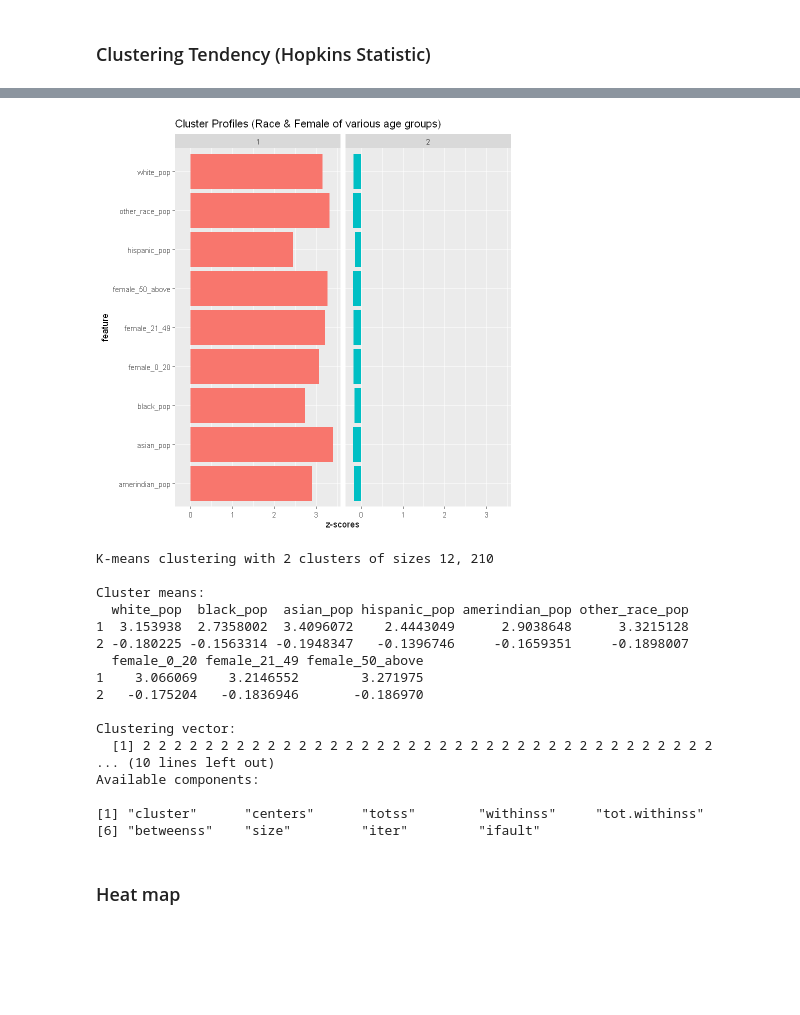
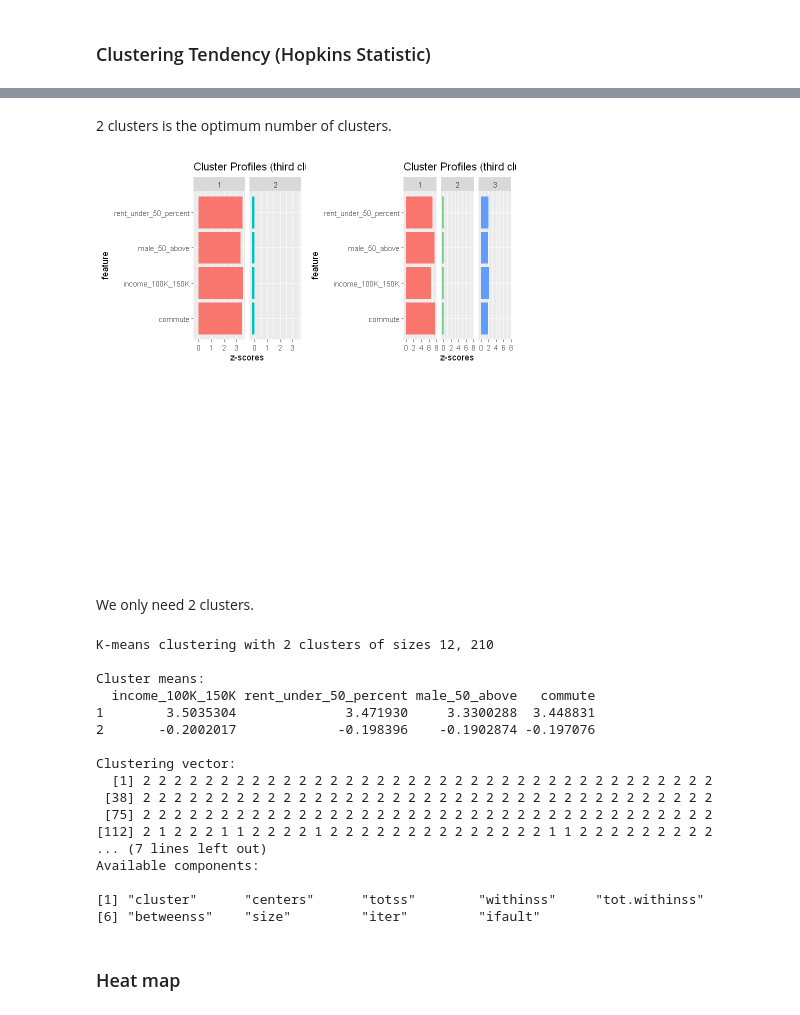
Before and after one commit to yamphurai/Project2_ClusterAnalysis, a Jupyter notebook: Project2_ClusterAnalysis_Group10.ipynb, the cells around one changed output, grey strips where cells are left out. Saved outputs shown, nothing was run; the diff lists cells and outputs as text; code cells hidden in the pictures; blank space fills up the shorter version.

```diff
--- a/Project2_ClusterAnalysis_Group10.ipynb
+++ b/Project2_ClusterAnalysis_Group10.ipynb
@@ -29,6 +30,9 @@ library(seriation)
 # %%
 dataset_plus_census <- read.csv("https://raw.githubusercontent.com/yamphurai/Project2_ClusterAnalysis/refs/heads/main/updated_COVID-19_cases_plus_census.csv")
 # %%
+#converts all character columns to factors (categorical variables)
+dataset_plus_census <- dataset_plus_census %>% mutate(across(where(is.character), factor))
+
 #filter the dataset by Texas
 dataset_plus_census <- dataset_plus_census %>% filter(state == "TX")
 
@@ -47,6 +51,10 @@ counties_to_exclude <- c(
 # filter the dataset
 dataset_plus_census <- dataset_plus_census %>%
   filter(!(county_name %in% counties_to_exclude))
+
+# Drop irrelevant features
+dataset_plus_census <- dataset_plus_census %>%
+  select(-state, -state_fips_code)
 # %%
 # First 10 rows
 head(dataset_plus_census)
@@ -1042,9 +1059,9 @@ print(unique(counties_cluster_2$county))
 # %%
 # Prepare the dataset
-dataset_plus_census_race_female <- dataset_plus_census %>%
-  select(white_pop, black_pop, asian_pop, hispanic_pop, amerindian_pop, other_race_pop, female_0_20, female_21_49, female_50_above) %>%
+dataset_plus_census_third <- dataset_plus_census %>%
+  select(income_100K_150K, rent_under_50_percent, male_50_above, commute) %>%
   scale() %>% as_tibble()
 
 # Scale the columns for K-means
-dataset_plus_census_scaled_race_female <- scale(dataset_plus_census_race_female)
+dataset_plus_census_scaled_third <- scale(dataset_plus_census_third)
 # %%
@@ -1302,37 +1338,58 @@ Too few points to calculate an ellipse
+# %% [markdown]
+2 clusters is the optimum number of clusters.
 # %%
-# Adjust the k value for further inspection of the clusters
-k_means_race_female <- kmeans(dataset_plus_census_scaled_race_female, centers=2, nstart = 10)
+# Perform k-means clustering with 2 centers
+k_means_third_2 <- kmeans(dataset_plus_census_scaled_third, centers = 2, nstart = 10)
 
-cluster_profile_race_female <- ggplot(pivot_longer(as_tibble(k_means_race_female$centers,  rownames = "cluster"),
-  cols = colnames(k_means_race_female$centers)),
+cluster_profile_third_2 <- ggplot(pivot_longer(as_tibble(k_means_third_2$centers,  rownames = "cluster"),
+  cols = colnames(k_means_third_2$centers)),
   aes(y = name, x = value, fill = cluster)) +
   geom_bar(stat = "identity") +
   facet_grid(cols = vars(cluster)) +
-  labs(y = "feature", x = "z-scores", title = "Cluster Profiles (Race & Female of various age groups)") +
-  guides(fill="none")
+  labs(y = "feature", x = "z-scores", title = "Cluster Profiles (third clustering) with 2 clusters") +
+  guides(fill = "none")
 
-#Save teh profile
-ggsave("cluster_profile_race_female.png", plot = cluster_profile_race_female, width = 6, height = 2)
 
-cluster_profile_race_female
+# Perform k-means clustering with 3 centers
+k_means_third_3 <- kmeans(dataset_plus_census_scaled_third, centers = 3, nstart = 10)
+
+cluster_profile_third_3 <- ggplot(pivot_longer(as_tibble(k_means_third_3$centers,  rownames = "cluster"),
+  cols = colnames(k_means_third_3$centers)),
+  aes(y = name, x = value, fill = cluster)) +
+  geom_bar(stat = "identity") +
+  facet_grid(cols = vars(cluster)) +
+  labs(y = "feature", x = "z-scores", title = "Cluster Profiles (third clustering) with 3 clusters") +
+  guides(fill = "none")
+
+
+# Arrange the plots side by side in a 2x2 grid
+combined_cluster_profile_third <- ggarrange(cluster_profile_third_2, cluster_profile_third_3, ncol = 2, nrow = 2)
+
+# Display the combined plot
+print(combined_cluster_profile_third)
+
+# Save the plot
+ggsave("combined_cluster_profile_third.png", plot = combined_cluster_profile_third, width = 5, height = 5)
 # %% [output]
-[figure, old version]
+[figure, new version]
+# %% [markdown]
+We only need 2 clusters.
 # %%
-k_means_race_female
+k_means_third_2
 # %% [output]
 K-means clustering with 2 clusters of sizes 12, 210
 
 Cluster means:
-  white_pop  black_pop  asian_pop hispanic_pop amerindian_pop other_race_pop
-1  3.153938  2.7358002  3.4096072    2.4443049      2.9038648      3.3215128
-2 -0.180225 -0.1563314 -0.1948347   -0.1396746     -0.1659351     -0.1898007
-  female_0_20 female_21_49 female_50_above
-1    3.066069    3.2146552        3.271975
-2   -0.175204   -0.1836946       -0.186970
+  income_100K_150K rent_under_50_percent male_50_above   commute
+1        3.5035304              3.471930     3.3300288  3.448831
+2       -0.2002017             -0.198396    -0.1902874 -0.197076
 
 Clustering vector:
   [1] 2 2 2 2 2 2 2 2 2 2 2 2 2 2 2 2 2 2 2 2 2 2 2 2 2 2 2 2 2 2 2 2 2 2 2 2 2
-... (10 lines left out)
+ [38] 2 2 2 2 2 2 2 2 2 2 2 2 2 2 2 2 2 2 2 2 2 2 2 2 2 2 2 2 2 2 2 2 2 2 2 2 2
+ [75] 2 2 2 2 2 2 2 2 2 2 2 2 2 2 2 2 2 2 2 2 2 2 2 2 2 2 2 2 2 2 2 2 2 2 2 2 2
+[112] 2 1 2 2 2 1 1 2 2 2 2 1 2 2 2 2 2 2 2 2 2 2 2 2 2 2 1 1 2 2 2 2 2 2 2 2 2
+... (7 lines left out)
 Available components:
 
 [1] "cluster"      "centers"      "totss"        "withinss"     "tot.withinss"
```
Also changed, not shown: parts of 195 cells of this notebook.
